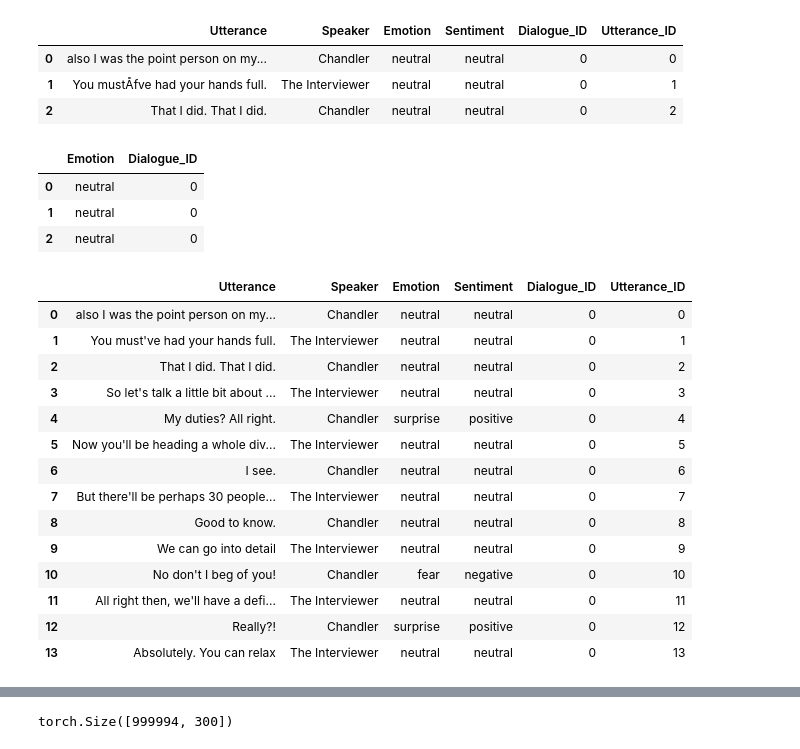
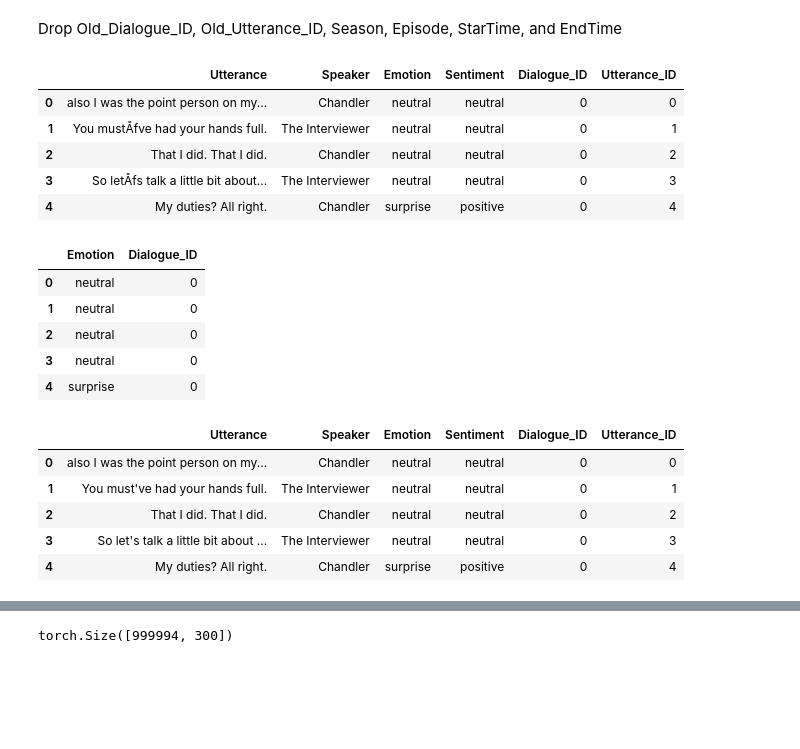
Before and after one commit to jonnneehh/ER_GAT, a Jupyter notebook: context_encoder.ipynb, the cells around one changed output, grey strips where cells are left out. Cells and saved outputs as stored; diff of their text form; code cells hidden in the pictures; blank space fills up the shorter version.

```diff
--- a/context_encoder.ipynb
+++ b/context_encoder.ipynb
@@ -205,40 +208,36 @@ X_train[:3]
+# %% [markdown]
+Drop Old_Dialogue_ID, Old_Utterance_ID, Season, Episode, StarTime, and EndTime
 # %%
 drop_features = list(X_train.keys()[6:])
-# drop_features.append("Emotion")
 drop_features
 y_train = pd.DataFrame()
 y_train["Emotion"] = X_train["Emotion"].copy()
 y_train["Dialogue_ID"] = X_train["Dialogue_ID"].copy()
 X_train = X_train.drop(drop_features, axis=1)
-X_train[:3]
+X_train.head()
 # %% [output]
 |  | Utterance | Speaker | Emotion | Sentiment | Dialogue_ID | Utterance_ID |
 | 0 | also I was the point person on my... | Chandler | neutral | neutral | 0 | 0 |
 | 1 | You mustÅfve had your hands full. | The Interviewer | neutral | neutral | 0 | 1 |
 | 2 | That I did. That I did. | Chandler | neutral | neutral | 0 | 2 |
+| 3 | So letÅfs talk a little bit about... | The Interviewer | neutral | neutral | 0 | 3 |
+| 4 | My duties? All right. | Chandler | surprise | positive | 0 | 4 |
 # %%
-y_train[:3]
+y_train.head()
 # %% [output]
 |  | Emotion | Dialogue_ID |
 | 0 | neutral | 0 |
 | 1 | neutral | 0 |
 | 2 | neutral | 0 |
+| 3 | neutral | 0 |
+| 4 | surprise | 0 |
 # %%
 X_train["Utterance"] = X_train["Utterance"].apply(lambda x: replace_spelling(x))
-X_train[:14]
+X_train.head()
 # %% [output]
 |  | Utterance | Speaker | Emotion | Sentiment | Dialogue_ID | Utterance_ID |
 | 0 | also I was the point person on my... | Chandler | neutral | neutral | 0 | 0 |
 | 1 | You must've had your hands full. | The Interviewer | neutral | neutral | 0 | 1 |
 | 2 | That I did. That I did. | Chandler | neutral | neutral | 0 | 2 |
 | 3 | So let's talk a little bit about ... | The Interviewer | neutral | neutral | 0 | 3 |
 | 4 | My duties? All right. | Chandler | surprise | positive | 0 | 4 |
-| 5 | Now you'll be heading a whole div... | The Interviewer | neutral | neutral | 0 | 5 |
-| 6 | I see. | Chandler | neutral | neutral | 0 | 6 |
-| 7 | But there'll be perhaps 30 people... | The Interviewer | neutral | neutral | 0 | 7 |
-| 8 | Good to know. | Chandler | neutral | neutral | 0 | 8 |
-| 9 | We can go into detail | The Interviewer | neutral | neutral | 0 | 9 |
-| 10 | No don't I beg of you! | Chandler | fear | negative | 0 | 10 |
-| 11 | All right then, we'll have a defi... | The Interviewer | neutral | neutral | 0 | 11 |
-| 12 | Really?! | Chandler | surprise | positive | 0 | 12 |
-| 13 | Absolutely. You can relax | The Interviewer | neutral | neutral | 0 | 13 |
```
Also changed, not shown: parts of 45 cells of this notebook.
